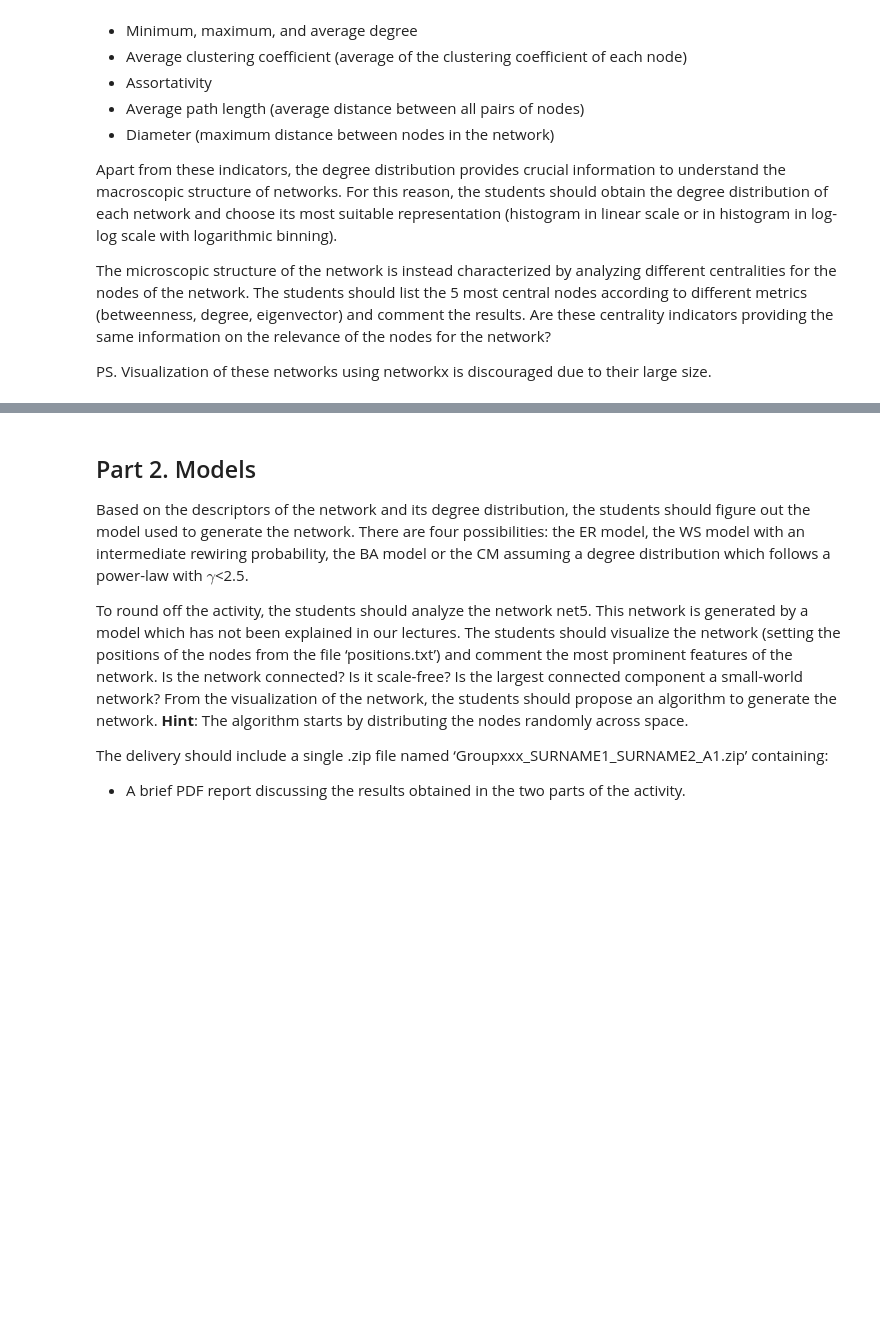
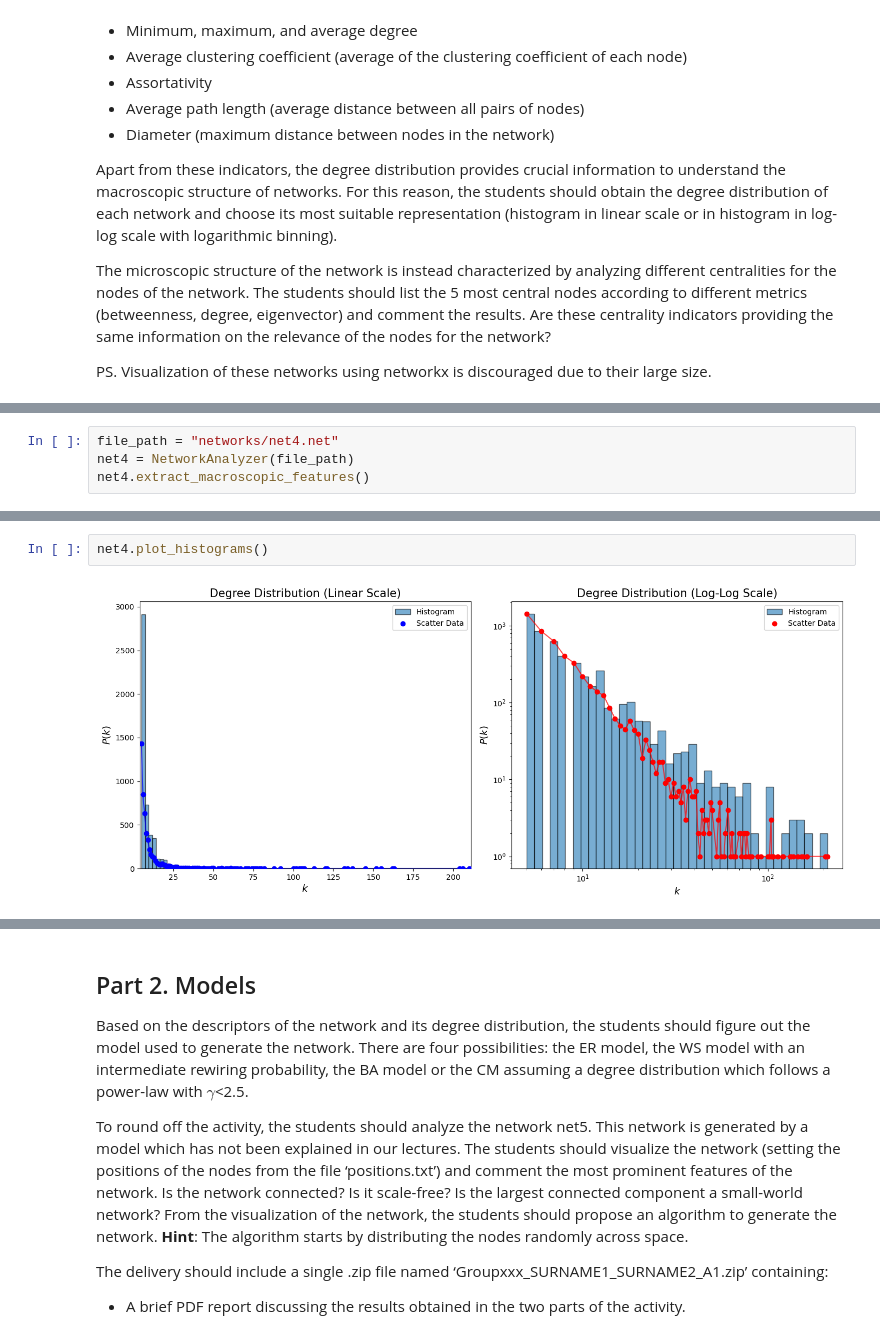
Before and after one commit to imiguelrodriguez/A1_ComplexNetworks, a Jupyter notebook: networks_analyzer.ipynb, the cells around one changed output, grey strips where cells are left out. Cells and saved outputs as stored; diff of their text form; blank space fills up the shorter version.

```diff
--- a/networks_analyzer.ipynb
+++ b/networks_analyzer.ipynb
@@ -64,0 +147,4 @@ analyzer.extract_microscopic_characterizations()
+# %%
+file_path = "networks/net4.net"
+net4 = NetworkAnalyzer(file_path)
+net4.extract_macroscopic_features()
@@ -64,0 +161,4 @@ analyzer.extract_microscopic_characterizations()
+# %%
+net4.plot_histograms()
+# %% [output]
+[figure, added]
```
Also changed, not shown: parts of 15 cells of this notebook, 2 other files.
